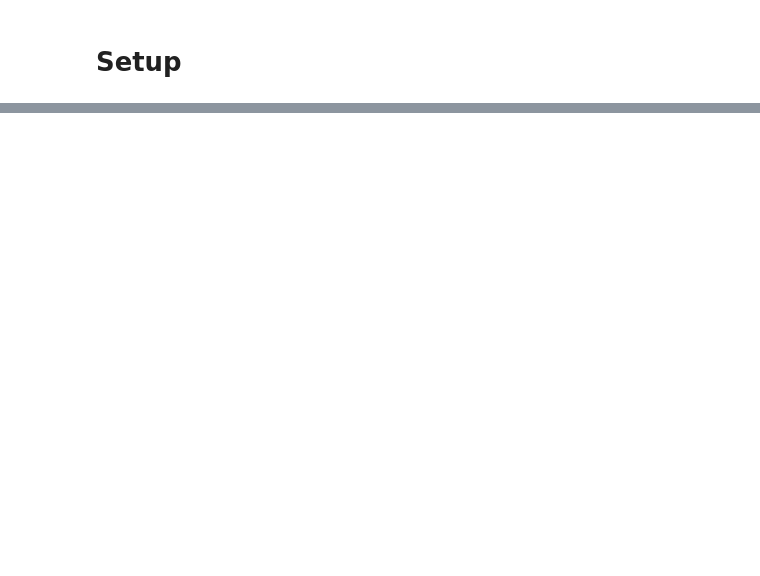
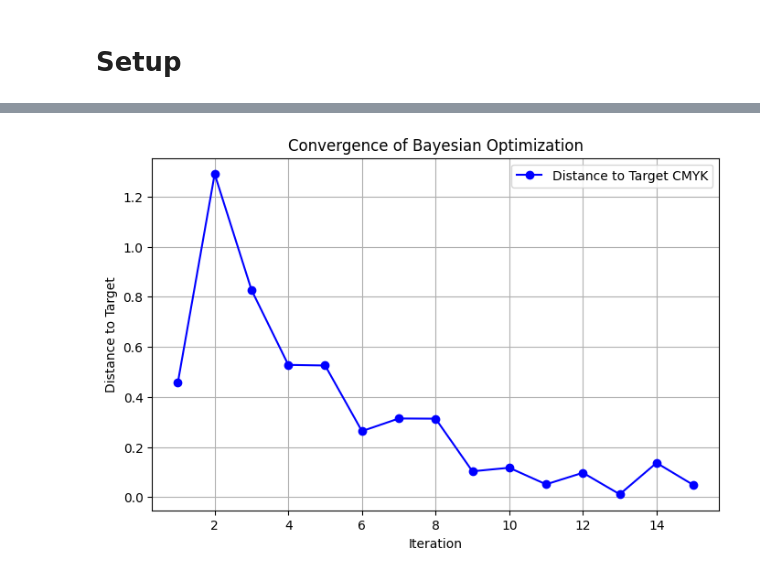
Before and after one commit to nrhemanth/mara-ref, a Jupyter notebook: BO/BO_scripts/03_bayesian_optimization.ipynb, the cells around one changed output, grey strips where cells are left out. Drawn from its saved outputs; the diff is of its cells as text; code cells hidden in the pictures; blank space fills up the shorter version.

```diff
--- a/BO/BO_scripts/03_bayesian_optimization.ipynb
+++ b/BO/BO_scripts/03_bayesian_optimization.ipynb
@@ -319,0 +102,21 @@ Optimal RGB: [ 79.24368042  44.8806695  134.63636009], Optimal Value: 0.0224
+# %%
+def plot_convergence(train_y):
+    """
+    Plots the Euclidean distance to the target color over iterations.
+    """
+    iterations = np.arange(1, len(train_y) + 1)
+    distances = -train_y.numpy().flatten()  # Convert to positive distances
+
+    plt.figure(figsize=(8, 5))
+    plt.plot(iterations, distances, marker="o", linestyle="-", color="b", label="Distance to Target CMYK")
+    plt.xlabel("Iteration")
+    plt.ylabel("Distance to Target")
+    plt.title("Convergence of Bayesian Optimization")
+    plt.grid(True)
+    plt.legend()
+    plt.show()
+
+# Call the convergence plot function after BO
+plot_convergence(train_y)
+# %% [output]
+[figure, added]
```
Also changed, not shown: parts of 19 cells of this notebook, 10 other files.
